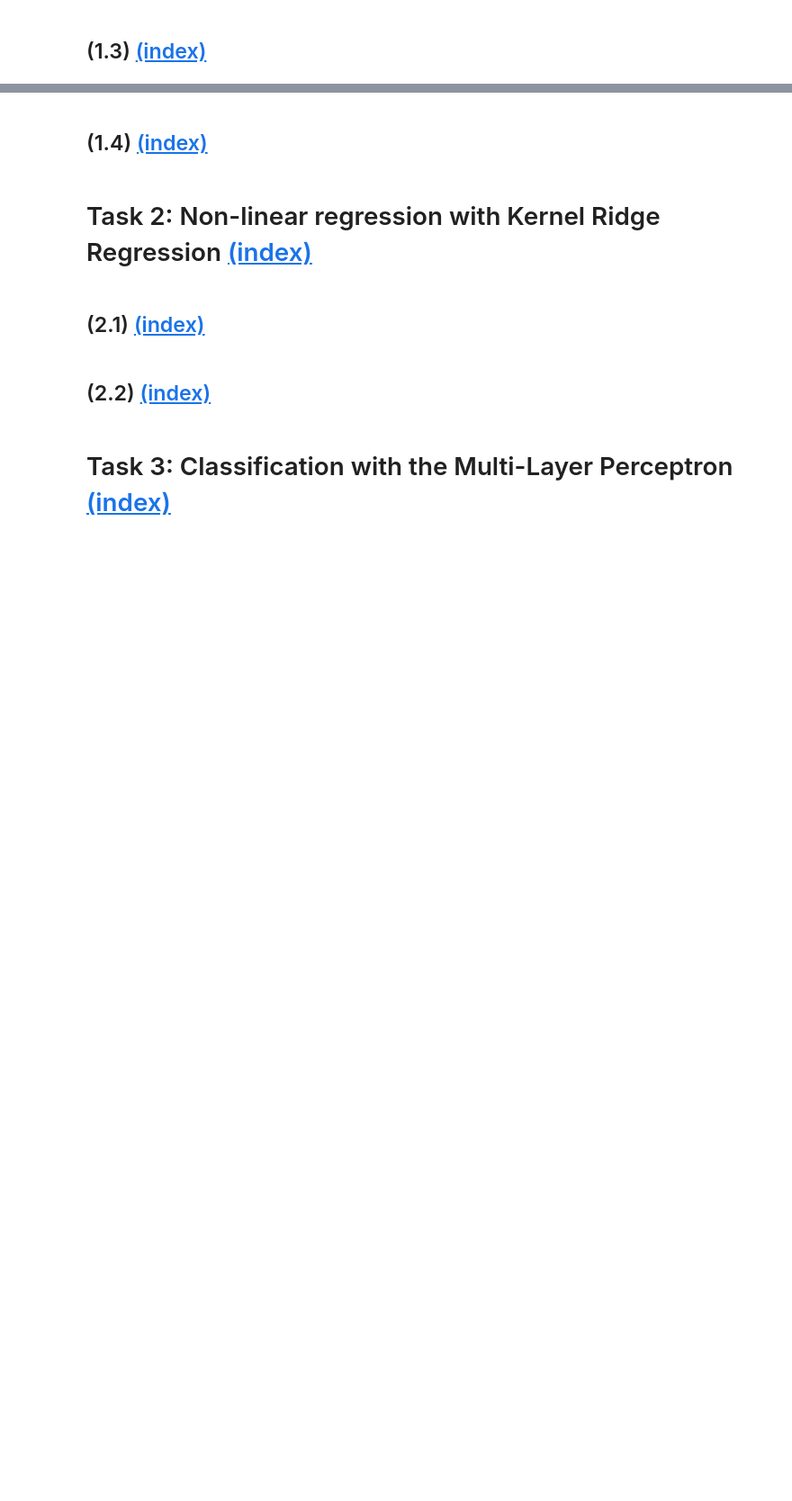
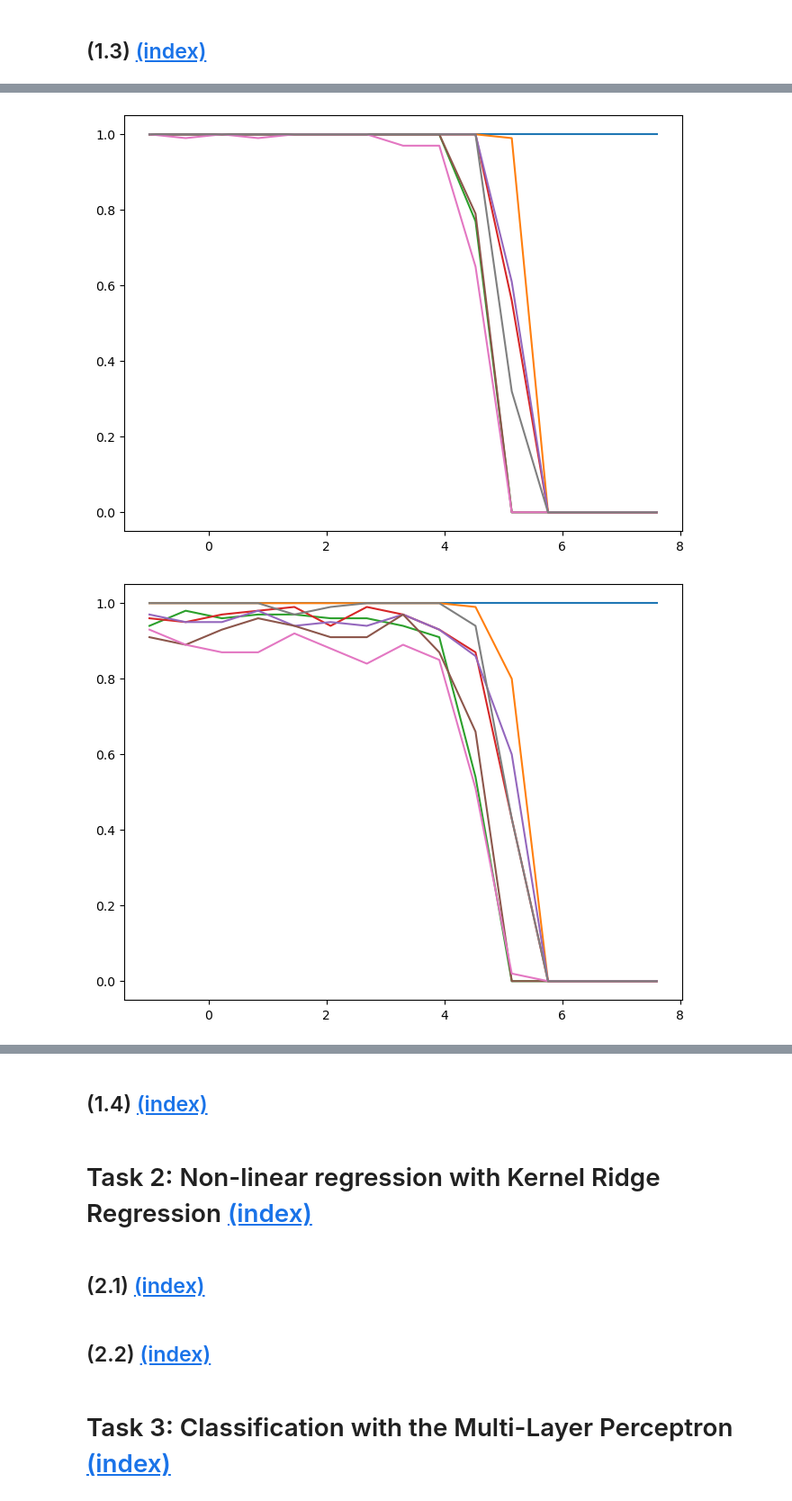
Before and after one commit to alisaklymchuk/data_science_math60026, a Jupyter notebook: 02455568_coursework1.ipynb, the cells around one changed output, grey strips where cells are left out. Shown at 90% size. Drawn from its saved outputs; the diff is of its cells as text; code cells hidden in the pictures; blank space fills up the shorter version.

```diff
--- a/02455568_coursework1.ipynb
+++ b/02455568_coursework1.ipynb
@@ -20,6 +20,8 @@
 import pandas as pd
 import numpy as np
 import matplotlib.pyplot as plt
+
+rng = np.random.default_rng(108)
 # %% [markdown]
 ### Data Preprocessing
 # %%
@@ -314,0 +380,28 @@ plt.plot(log_lambdas, Ds[1])
+# %%
+B = 100
+N_dashes = [len(X_train_std) // 2, 50]
+n = X_aug.shape[0]
+prob_paths_Ns = []
+for N_dash in N_dashes:
+    prob_paths = []
+    for lam in lambdas:
+
+        features_bootstrap = []
+        for i in range(B):
+            idx = rng.choice(n, size=N_dash, replace=False)
+            X_sample = X_aug[idx]
+            y_sample = y_train_diam[idx]
+            beta_lasso = minimize_ls_huber(X_sample, y_sample, lam, n_iters=10000,
+                                        step_size=1e-7,
+                                        c_huber=1e-4)
+            feauters_selected = np.where(np.abs(beta_lasso) > 0.001, 1, 0)
+            features_bootstrap.append(feauters_selected)
+        feature_probabilities = np.array(features_bootstrap).mean(axis=0)
+        prob_paths.append(feature_probabilities)
+    prob_paths_Ns.append(prob_paths)
+
+    plt.figure(figsize=(8, 6))
+    plt.plot(log_lambdas, prob_paths)
+# %% [output]
+[figure, added]
+[figure, added]
```
Also changed, not shown: parts of 6 cells of this notebook.
